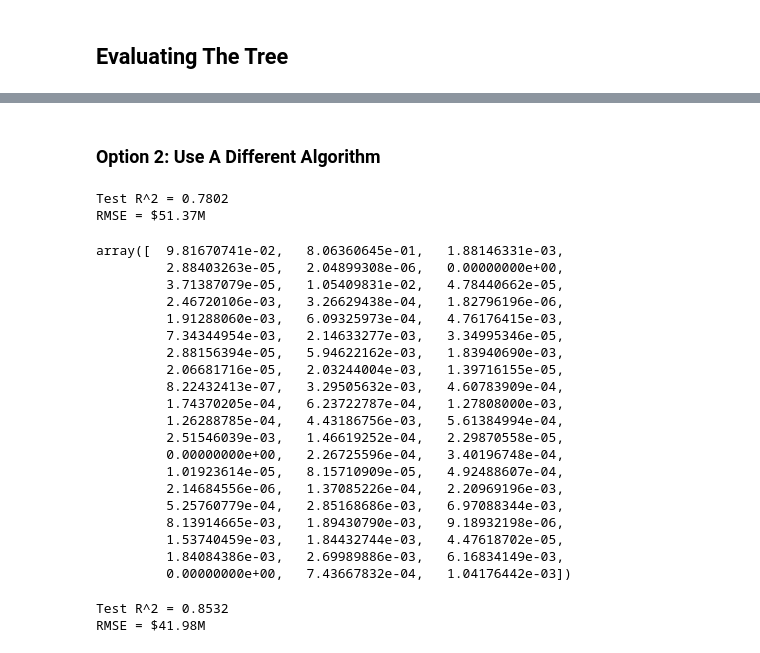
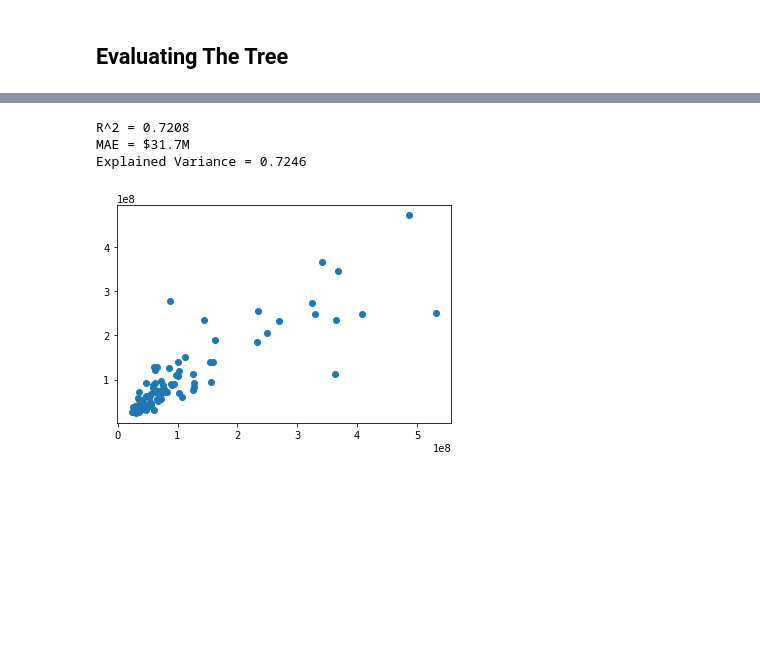
Before and after one commit to Jbroski/movie-data, a Jupyter notebook: Movie Decision Trees.ipynb, the cells around one changed output, grey strips where cells are left out. Drawn from its saved outputs; the diff is of its cells as text; code cells hidden in the pictures; blank space fills up the shorter version.

```diff
--- a/Movie Decision Trees.ipynb
+++ b/Movie Decision Trees.ipynb
@@ -166,41 +148,14 @@ Root Mean Square Error = $55.40M
-# %% [markdown]
-### Option 2: Use A Different Algorithm
-# %%
-random_forest = RandomForestRegressor()
-random_forest.fit(trainX,trainY)
-print 'Test R^2 = {:.4f}'.format(random_forest.score(testX,testY))
-print 'RMSE = ${:.2f}M'.format(np.sqrt(np.mean(np.power(testY-random_forest.predict(testX),2)))/1e6)
-# %% [output]
-Test R^2 = 0.7802
-RMSE = $51.37M
-# %%
-random_forest.feature_importances_
-# %% [output]
-array([  9.81670741e-02,   8.06360645e-01,   1.88146331e-03,
-         2.88403263e-05,   2.04899308e-06,   0.00000000e+00,
-         3.71387079e-05,   1.05409831e-02,   4.78440662e-05,
-         2.46720106e-03,   3.26629438e-04,   1.82796196e-06,
-         1.91288060e-03,   6.09325973e-04,   4.76176415e-03,
-         7.34344954e-03,   2.14633277e-03,   3.34995346e-05,
-         2.88156394e-05,   5.94622162e-03,   1.83940690e-03,
-         2.06681716e-05,   2.03244004e-03,   1.39716155e-05,
-         8.22432413e-07,   3.29505632e-03,   4.60783909e-04,
-         1.74370205e-04,   6.23722787e-04,   1.27808000e-03,
-         1.26288785e-04,   4.43186756e-03,   5.61384994e-04,
-         2.51546039e-03,   1.46619252e-04,   2.29870558e-05,
-         0.00000000e+00,   2.26725596e-04,   3.40196748e-04,
-         1.01923614e-05,   8.15710909e-05,   4.92488607e-04,
-         2.14684556e-06,   1.37085226e-04,   2.20969196e-03,
-         5.25760779e-04,   2.85168686e-03,   6.97088344e-03,
-         8.13914665e-03,   1.89430790e-03,   9.18932198e-06,
-         1.53740459e-03,   1.84432744e-03,   4.47618702e-05,
-         1.84084386e-03,   2.69989886e-03,   6.16834149e-03,
-         0.00000000e+00,   7.43667832e-04,   1.04176442e-03])
-# %%
-gradient_boost = GradientBoostingRegressor()
-gradient_boost.fit(trainX,trainY)
-print 'Test R^2 = {:.4f}'.format(gradient_boost.score(testX,testY))
-print 'RMSE = ${:.2f}M'.format(np.sqrt(np.mean(np.power(testY-gradient_boost.predict(testX),2)))/1e6)
-# %% [output]
-Test R^2 = 0.8532
-RMSE = $41.98M
+# %%
+def evaluate(regressor, trainX=trainX, trainY=trainY):
+    print 'R^2 = {:.4f}'.format(regressor.score(testX,testY))
+    ypred = regressor.predict(testX)
+    print 'MAE = ${:.1f}M'.format(metrics.mean_absolute_error(testY,ypred)/1e6)
+    print 'Explained Variance = {:.4f}'.format(metrics.explained_variance_score(testY,ypred))
+    plt.scatter(testY,regressor.predict(testX))
+# %%
+evaluate(regressor)
+# %% [output]
+R^2 = 0.7208
+MAE = $31.7M
+Explained Variance = 0.7246
+[figure, added]
```
Also changed, not shown: parts of 25 cells of this notebook.
